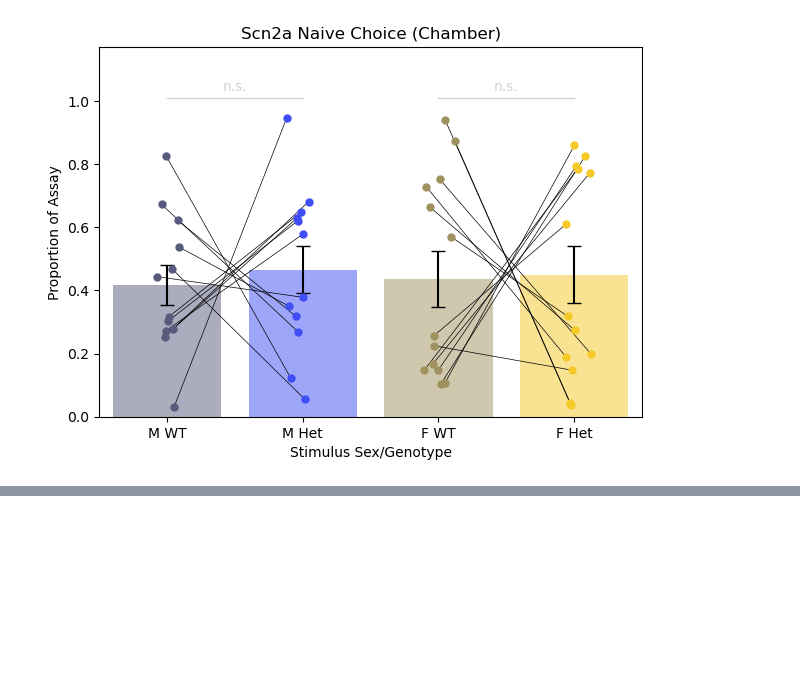
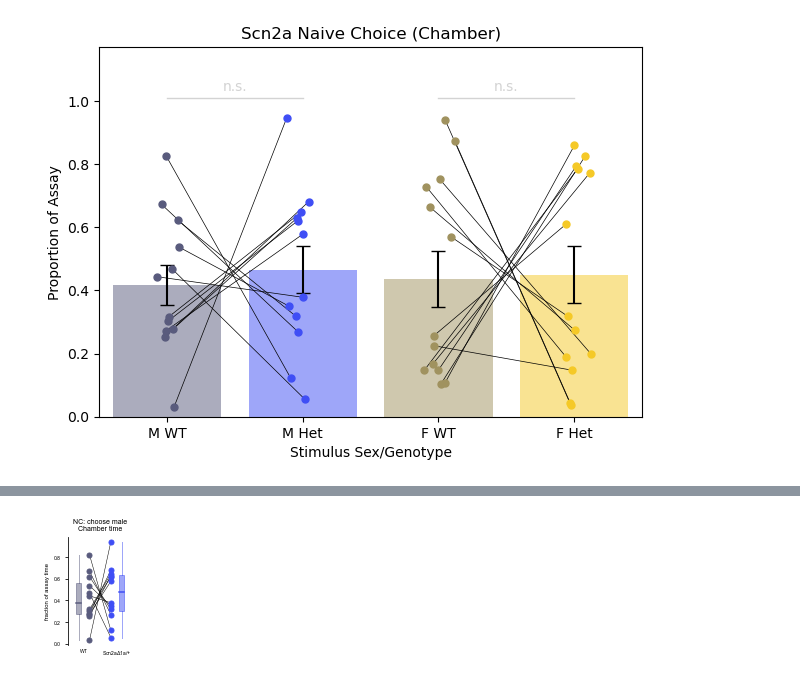
Before and after one commit to nhoglen/scn2a-paper-GWJSNH-code, a Jupyter notebook: naive_choice/20260206_scratch_make-NC-plots.ipynb, the cells around one changed output, grey strips where cells are left out. Saved outputs shown, nothing was run; the diff lists cells and outputs as text; code cells hidden in the pictures; blank space fills up the shorter version.

```diff
--- a/naive_choice/20260206_scratch_make-NC-plots.ipynb
+++ b/naive_choice/20260206_scratch_make-NC-plots.ipynb
@@ -668,0 +1179,93 @@ df
+# %%
+savefigs = False
+
+csz = 0
+ewd = 1
+dotadj = -0.5
+ebaradj = 0.15
+barline = 0.5
+barwidth = 0.6
+figsz = (1.15,2)
+boxalpha = 0.5
+
+boxlw = 1
+medlw = 1.5
+bwidth = 0.25
+
+caps = False
+
+ebarspec = {'capsize':csz,'capthick':ewd,'elinewidth':ewd}
+
+# boxspec = boxprops = dict(linewidth=1, color='darkgoldenrod')
+
+lbls = ['WT','Scn2a$ \Delta $1a/+']
+xlab = ''
+ylab = 'fraction of assay time'
+ttl = 'NC: choose male\nChamber time'
+
+
+acols = [[0.627451,   0.57254905, 0.37254903], # all colors
+    [0.9607843,  0.7882353,  0.15294118],
+    [0.34901962, 0.35686275, 0.49019608],
+    [0.24705882, 0.30588236, 0.9607843 ]]
+
+fcols = acols[0:2] # female colors, WT first
+mcols = acols[2:] # male colors, WT first
+
+# select data and colors
+df = male_df.copy()
+cols = mcols
+
+# make figure
+fig, ax = plt.subplots(figsize=figsz)
+
+# plot WT dots
+ax.plot(np.zeros(df.shape[0]), df['WT'], 'o', markerfacecolor=cols[0],markeredgecolor=cols[0],zorder=1, ms=5, mew=1, alpha = 1)
+# plot WT bars
+# ax.bar(0+dotadj, np.mean(male_df['WT']), color = cols[0], edgecolor = cols[0], yerr = scipy.stats.sem(df['WT']),
+#        ecolor = 'k', capsize = csz,linewidth = barline, zorder=-1, alpha = 0.5, label=('WT'),error_kw=ebarspec,
+#       width=barwidth)
+boxprops = dict(linewidth=1, color=cols[0])
+medianprops = dict(linewidth=medlw, color=cols[0])
+whiskprops = dict(linewidth=1, color=cols[0],alpha=boxalpha)
+bplot = ax.boxplot(df['WT'],positions=[0+dotadj],showcaps=caps,boxprops=boxprops,medianprops=medianprops,whiskerprops=whiskprops,
+                   widths=bwidth,patch_artist=True)
+for patch in bplot['boxes']:
+    patch.set_facecolor(cols[0])
+    patch.set_alpha(boxalpha)
+
+# plot het dots
+ax.plot(np.ones(df.shape[0]), df['Het'], 'o', markerfacecolor=cols[1], markeredgecolor=cols[1],zorder=1, ms=5, mew=1, alpha = 1)
+# plot het bars
+# ax.bar(1-dotadj, np.mean(df['Het']), color = cols[1], edgecolor = cols[1], yerr = scipy.stats.sem(df['Het']),
+#        ecolor = 'k', capsize = csz,linewidth = barline, zorder=-1, alpha = 0.5, label=('Het'),error_kw=ebarspec,
+#       width=barwidth)
+boxprops = dict(linewidth=1, color=cols[1])
+medianprops = dict(linewidth=medlw, color=cols[1])
+whiskprops = dict(linewidth=1, color=cols[1],alpha=boxalpha)
+bplot = ax.boxplot(df['Het'],positions=[1-dotadj],showcaps=caps,boxprops=boxprops,medianprops=medianprops,whiskerprops=whiskprops,
+                   widths=bwidth,patch_artist=True)
+for patch in bplot['boxes']:
+    patch.set_facecolor(cols[1])
+    patch.set_alpha(boxalpha)
+
+# plot paired lines
+for idx in df.index: ax.plot([0,1], df.loc[idx,['WT','Het']], color = 'k', linewidth = 0.5, linestyle = '-', zorder=-1)
+
+# remove axis lines
+ax.spines['top'].set_visible(False)
+ax.spines['right'].set_visible(False)
+ax.spines['bottom'].set_visible(False)
+
+# adjust labeling parameters
+ax.set_xticks([0+(0.5*dotadj),1-(0.5*dotadj)],labels=lbls)
+ax.tick_params(axis='x', which='both',length=0)
+ax.set_xlabel(xlab)
+ax.set_ylabel(ylab)
+ax.set_title(ttl)
+
+# save
+if savefigs:
+    plt.savefig('testsvg.svg',bbox_inches='tight')
+# %% [output]
+[figure, new version]
```
Also changed, not shown: parts of 18 cells of this notebook, 9 other files.
